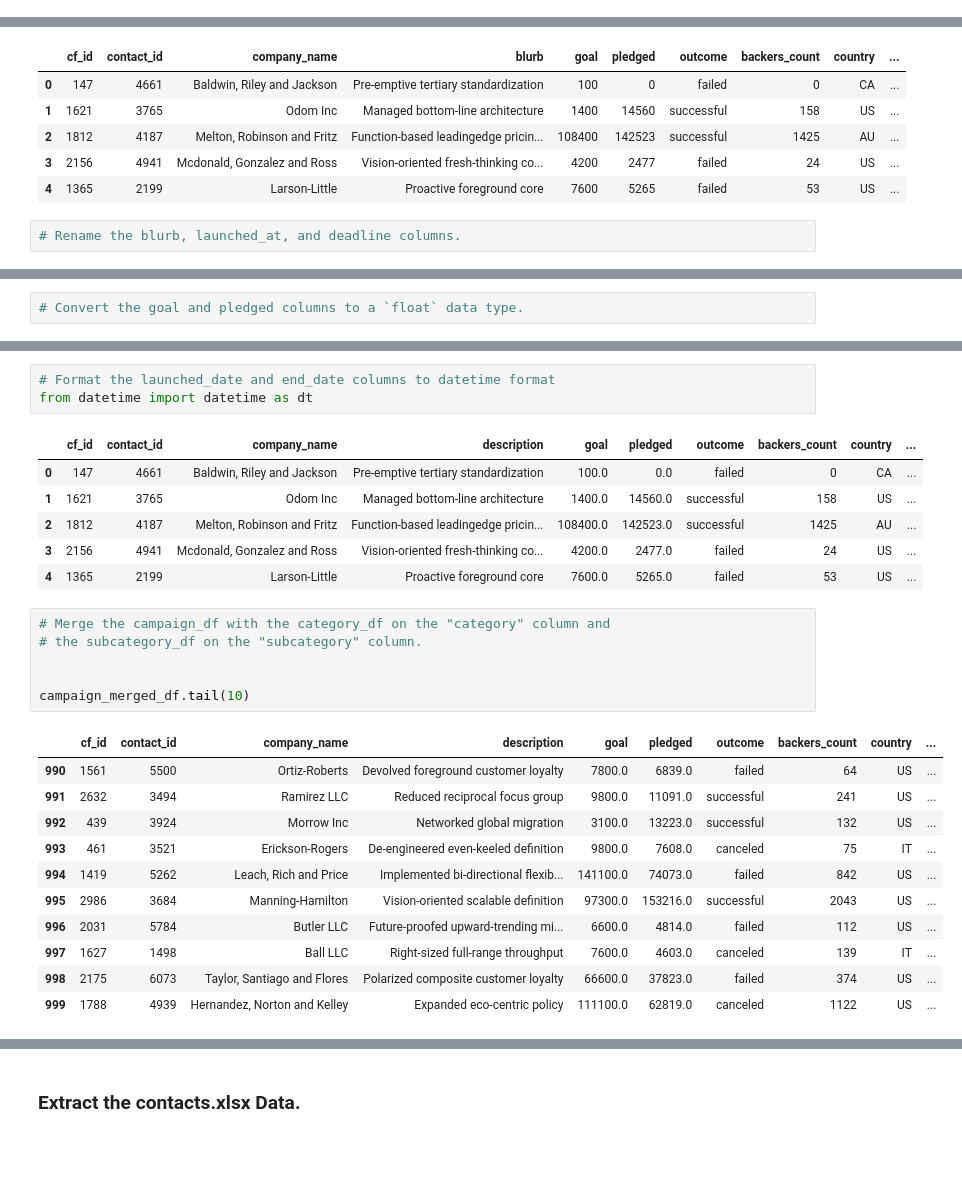
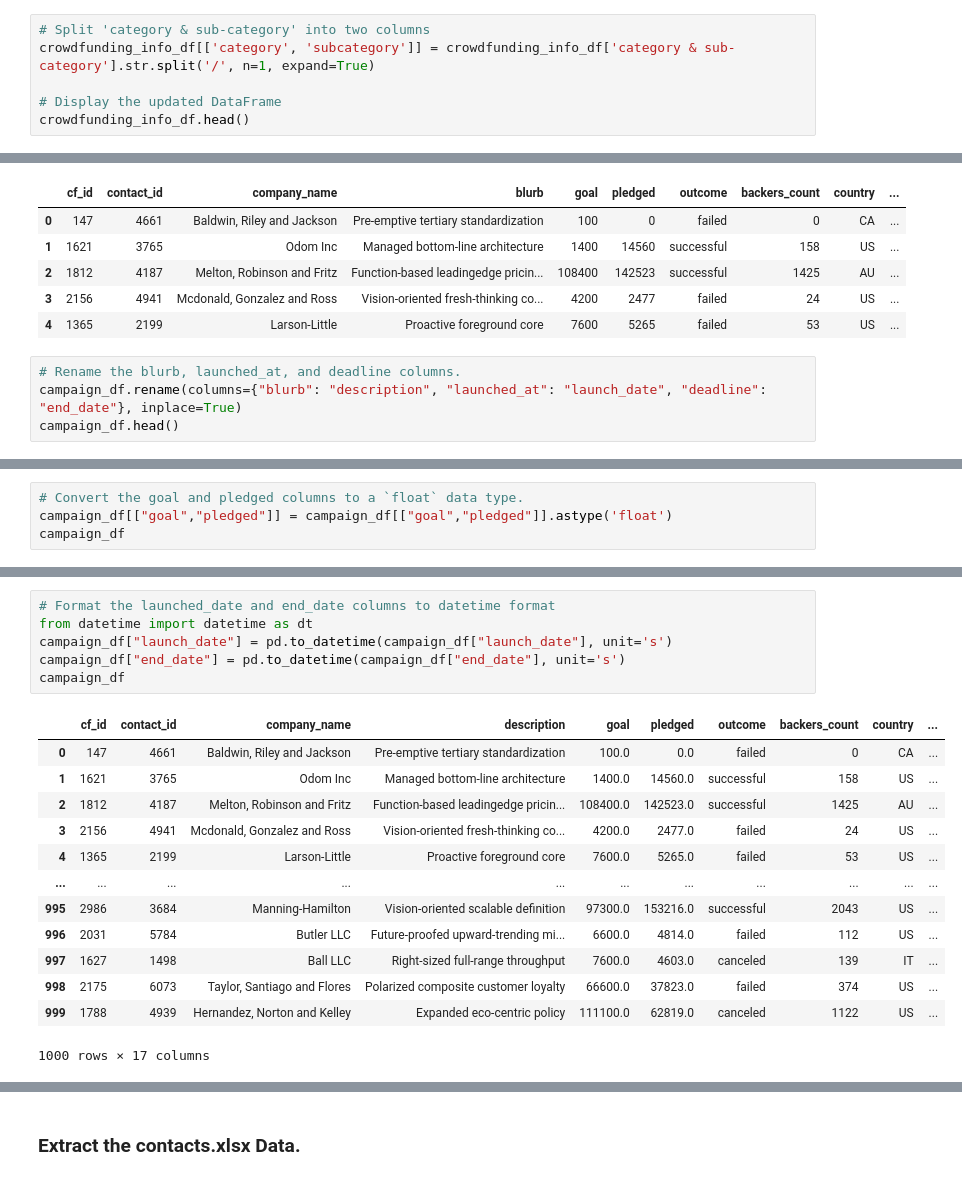
Before and after one commit to TZDSGeek/Crowdfunding_ETL, a Jupyter notebook: ETL_Mini_Project_Starter_Code_JStewart_TZullo.ipynb, the cells around one changed output, grey strips where cells are left out. Drawn from its saved outputs; the diff is of its cells as text; blank space fills up the shorter version.

```diff
--- a/ETL_Mini_Project_Starter_Code_JStewart_TZullo.ipynb
+++ b/ETL_Mini_Project_Starter_Code_JStewart_TZullo.ipynb
@@ -72,0 +63,6 @@ crowdfunding_info_df.head(5)
+# %%
+# Split 'category & sub-category' into two columns
+crowdfunding_info_df[['category', 'subcategory']] = crowdfunding_info_df['category & sub-category'].str.split('/', n=1, expand=True)
+
+# Display the updated DataFrame
+crowdfunding_info_df.head()
@@ -190,4 +193,6 @@ campaign_df.head()
 | 4 | 1365 | 2199 | Larson-Little | Proactive foreground core | 7600 | 5265 | failed | 53 | US | ... |
 # %%
 # Rename the blurb, launched_at, and deadline columns.
+campaign_df.rename(columns={"blurb": "description", "launched_at": "launch_date", "deadline": "end_date"}, inplace=True)
+campaign_df.head()
 # %% [output]
@@ -209,5 +205,7 @@ campaign_df.head()
 # %%
 # Convert the goal and pledged columns to a `float` data type.
+campaign_df[["goal","pledged"]] = campaign_df[["goal","pledged"]].astype('float')
+campaign_df
 # %% [output]
 |  | cf_id | contact_id | company_name | description | goal | pledged | outcome | backers_count | country | ... |
 | 0 | 147 | 4661 | Baldwin, Riley and Jackson | Pre-emptive tertiary standardization | 100.0 | 0.0 | failed | 0 | CA | ... |
@@ -239,28 +244,20 @@ dtype: object
 # %%
 # Format the launched_date and end_date columns to datetime format
 from datetime import datetime as dt
+campaign_df["launch_date"] = pd.to_datetime(campaign_df["launch_date"], unit='s')
+campaign_df["end_date"] = pd.to_datetime(campaign_df["end_date"], unit='s')
+campaign_df
 # %% [output]
 |  | cf_id | contact_id | company_name | description | goal | pledged | outcome | backers_count | country | ... |
 | 0 | 147 | 4661 | Baldwin, Riley and Jackson | Pre-emptive tertiary standardization | 100.0 | 0.0 | failed | 0 | CA | ... |
 | 1 | 1621 | 3765 | Odom Inc | Managed bottom-line architecture | 1400.0 | 14560.0 | successful | 158 | US | ... |
 | 2 | 1812 | 4187 | Melton, Robinson and Fritz | Function-based leadingedge pricin... | 108400.0 | 142523.0 | successful | 1425 | AU | ... |
 | 3 | 2156 | 4941 | Mcdonald, Gonzalez and Ross | Vision-oriented fresh-thinking co... | 4200.0 | 2477.0 | failed | 24 | US | ... |
 | 4 | 1365 | 2199 | Larson-Little | Proactive foreground core | 7600.0 | 5265.0 | failed | 53 | US | ... |
+| ... | ... | ... | ... | ... | ... | ... | ... | ... | ... | ... |
+| 995 | 2986 | 3684 | Manning-Hamilton | Vision-oriented scalable definition | 97300.0 | 153216.0 | successful | 2043 | US | ... |
+| 996 | 2031 | 5784 | Butler LLC | Future-proofed upward-trending mi... | 6600.0 | 4814.0 | failed | 112 | US | ... |
+| 997 | 1627 | 1498 | Ball LLC | Right-sized full-range throughput | 7600.0 | 4603.0 | canceled | 139 | IT | ... |
+| 998 | 2175 | 6073 | Taylor, Santiago and Flores | Polarized composite customer loyalty | 66600.0 | 37823.0 | failed | 374 | US | ... |
+| 999 | 1788 | 4939 | Hernandez, Norton and Kelley | Expanded eco-centric policy | 111100.0 | 62819.0 | canceled | 1122 | US | ... |
+1000 rows × 17 columns
-# %%
-# Merge the campaign_df with the category_df on the "category" column and
-# the subcategory_df on the "subcategory" column.
-
-
-campaign_merged_df.tail(10)
-# %% [output]
-|  | cf_id | contact_id | company_name | description | goal | pledged | outcome | backers_count | country | ... |
-| 990 | 1561 | 5500 | Ortiz-Roberts | Devolved foreground customer loyalty | 7800.0 | 6839.0 | failed | 64 | US | ... |
-| 991 | 2632 | 3494 | Ramirez LLC | Reduced reciprocal focus group | 9800.0 | 11091.0 | successful | 241 | US | ... |
-| 992 | 439 | 3924 | Morrow Inc | Networked global migration | 3100.0 | 13223.0 | successful | 132 | US | ... |
-| 993 | 461 | 3521 | Erickson-Rogers | De-engineered even-keeled definition | 9800.0 | 7608.0 | canceled | 75 | IT | ... |
-| 994 | 1419 | 5262 | Leach, Rich and Price | Implemented bi-directional flexib... | 141100.0 | 74073.0 | failed | 842 | US | ... |
-| 995 | 2986 | 3684 | Manning-Hamilton | Vision-oriented scalable definition | 97300.0 | 153216.0 | successful | 2043 | US | ... |
-| 996 | 2031 | 5784 | Butler LLC | Future-proofed upward-trending mi... | 6600.0 | 4814.0 | failed | 112 | US | ... |
-| 997 | 1627 | 1498 | Ball LLC | Right-sized full-range throughput | 7600.0 | 4603.0 | canceled | 139 | IT | ... |
-| 998 | 2175 | 6073 | Taylor, Santiago and Flores | Polarized composite customer loyalty | 66600.0 | 37823.0 | failed | 374 | US | ... |
-| 999 | 1788 | 4939 | Hernandez, Norton and Kelley | Expanded eco-centric policy | 111100.0 | 62819.0 | canceled | 1122 | US | ... |
```
Also changed, not shown: parts of 33 cells of this notebook.
